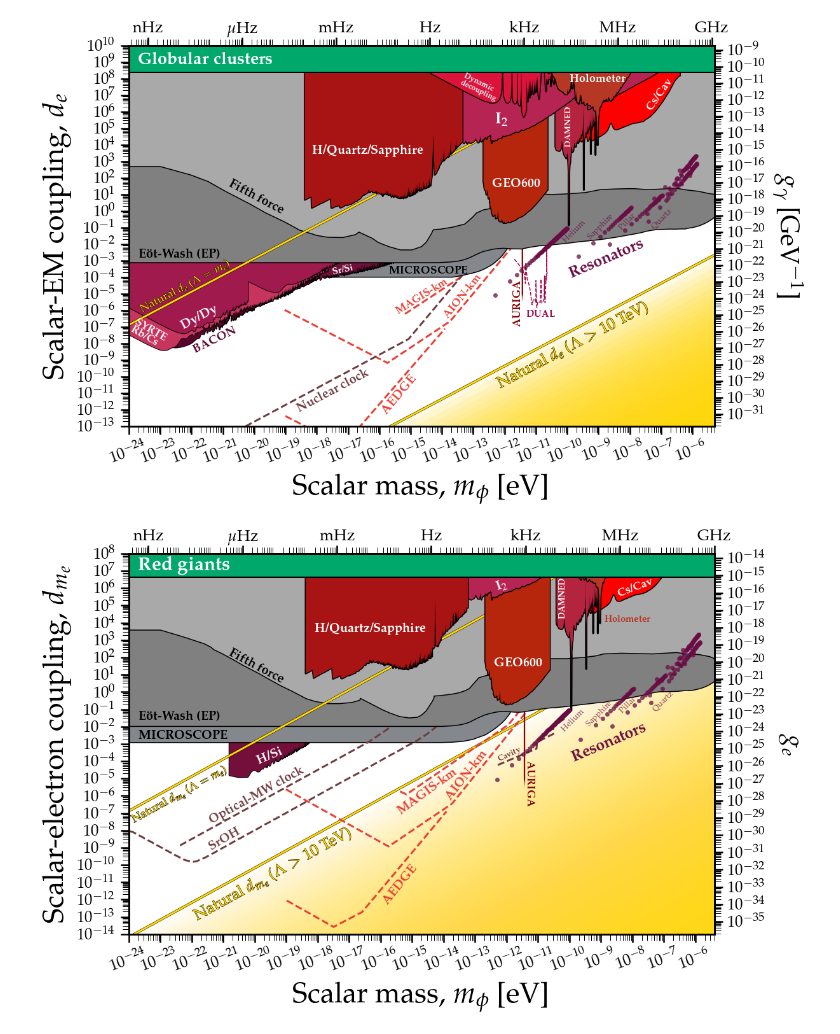
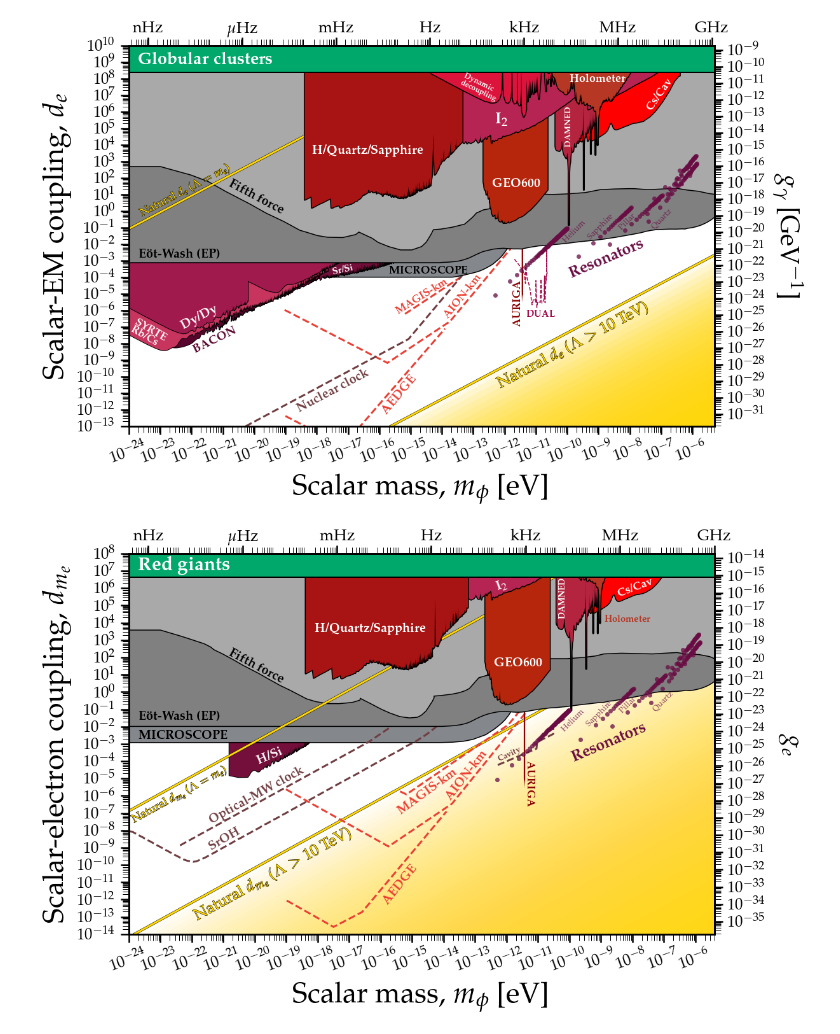
Before and after one commit to cajohare/AxionLimits, a Jupyter notebook: Scalars.ipynb, the cells around one changed output. Cells and saved outputs as stored; diff of their text form; code cells hidden in the pictures.

Commit message:
corrected plots

```diff
--- a/Scalars.ipynb
+++ b/Scalars.ipynb
@@ -31,7 +31,7 @@ plt.sca(ax)
 
 # Natural corner (STILL UNDER DEBATE HOW TO SHOW THIS)
 scale_e = sqrt(1/(4*pi)*(1/(1e9*M_pl)**2))
-NaturalnessCorner(ax,scale_me,511e3/1e12,1,mass_label=2e-24,fs=18,
+NaturalnessCorner(ax,scale_e,511e3/1e12,1,mass_label=2e-24,fs=18,
                   text_label=r'Natural $d_{e}$ ($\Lambda = m_e$)',
                   zorder=0.101,Shading=False,text_shift=[1,30])
 NaturalnessCorner(ax,scale_e,10.0,2.0,text_label=r'Natural $d_e$ ($\Lambda > 10$ TeV)',Shading=True)
@@ -43,34 +43,34 @@ ScalarPhoton.EotWashEP(ax)
 ScalarPhoton.MICROSCOPE(ax)
 ScalarPhoton.FifthForce(ax)
 ScalarPhoton.GlobularClusters(ax)
 
 # Dark matter
 ScalarPhoton.AURIGA(ax)
 ScalarPhoton.DyDy(ax)
 ScalarPhoton.RbCs(ax)
 ScalarPhoton.BACON(ax)
 ScalarPhoton.SrSi(ax)
 ScalarPhoton.HQuartzSapphire(ax)
 ScalarPhoton.I2(ax)
 ScalarPhoton.DAMNED(ax)
 ScalarPhoton.GEO600(ax)
 ScalarPhoton.Holometer(ax)
 ScalarPhoton.DynamicDecoupling(ax)
 ScalarPhoton.CsCav(ax)
 
 MySaveFig(fig,'ScalarPhoton')
 
 # Projections
 ScalarPhoton.AION(ax)
 ScalarPhoton.AEDGE(ax)
 ScalarPhoton.MAGIS(ax)
 ScalarPhoton.NuclearClock(ax)
 ScalarPhoton.DUAL(ax)
 ScalarPhoton.Resonators(ax)
 
 MySaveFig(fig,'ScalarPhoton_with_Projections')
 # %% [output]
-[figure, old version]
+[figure, new version]
 # %%
 from numpy import *
 import matplotlib.pyplot as plt
```
Also changed, not shown: parts of 1 cell of this notebook, 7 other files.
